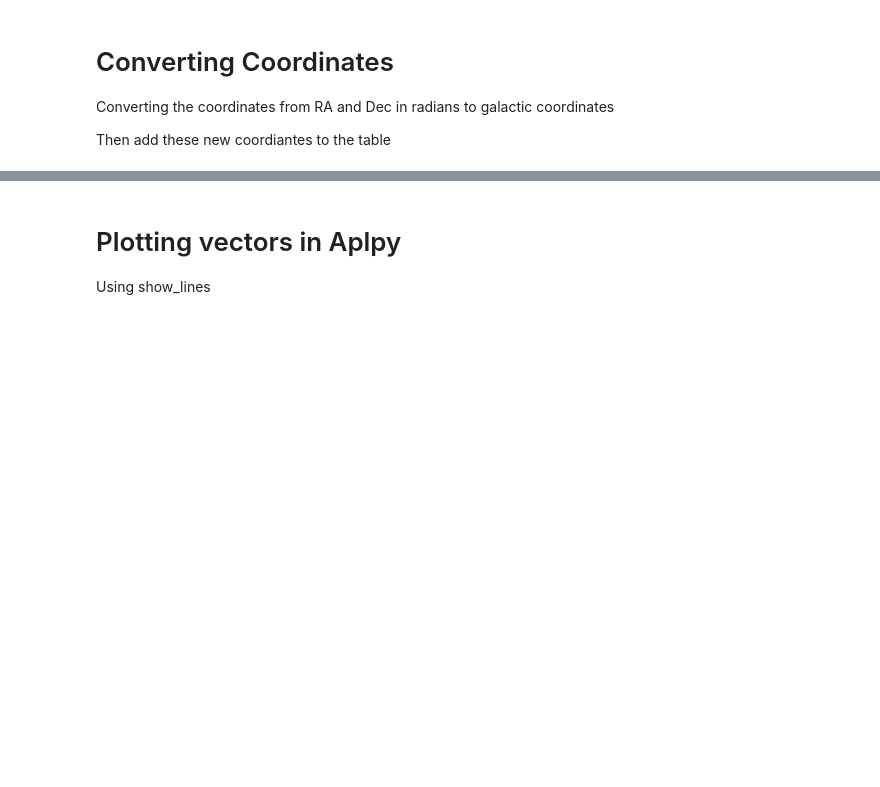
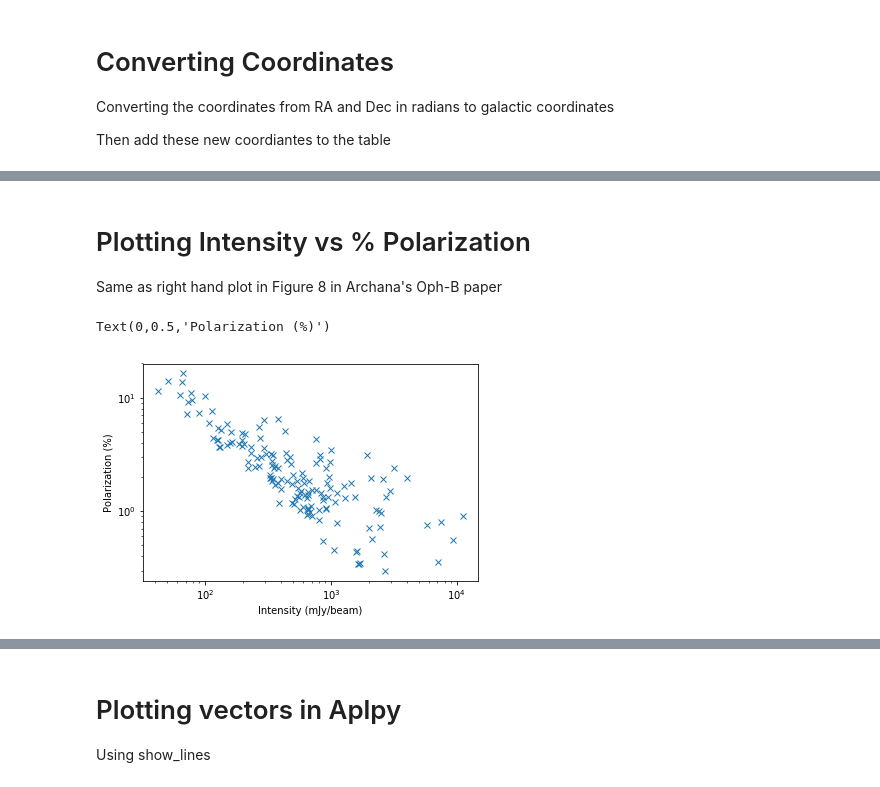
Before and after one commit to parsonsh/eaoTools, a Jupyter notebook: tools4research/invesigating-pol2.ipynb, the cells around one changed output, grey strips where cells are left out. Saved outputs shown, nothing was run; the diff lists cells and outputs as text; code cells hidden in the pictures; blank space fills up the shorter version.

```diff
--- a/tools4research/invesigating-pol2.ipynb
+++ b/tools4research/invesigating-pol2.ipynb
@@ -196,0 +339,11 @@ qk = plt.quiverkey(Q, 0.8, 0.91, 5, r'5%', labelpos='W', coordinates='figure')
+# %% [markdown]
+# Plotting Intensity vs % Polarization
+
+Same as right hand plot in Figure 8 in Archana's Oph-B paper
+# %%
+plt.loglog(vectors['I'],(vectors['P']),marker='x',linestyle='None')
+plt.xlabel('Intensity (mJy/beam)')
+plt.ylabel('Polarization (%)')
+# %% [output]
+Text(0,0.5,'Polarization (%)')
+[figure, added]
```
Also changed, not shown: parts of 35 cells of this notebook, 1 other file.
